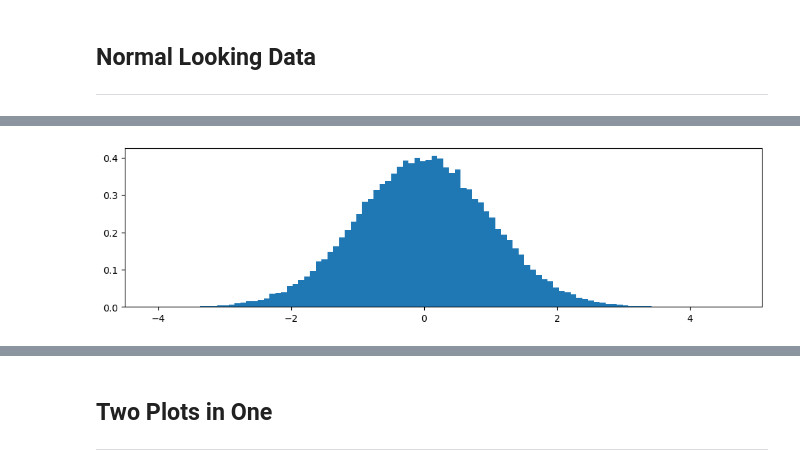
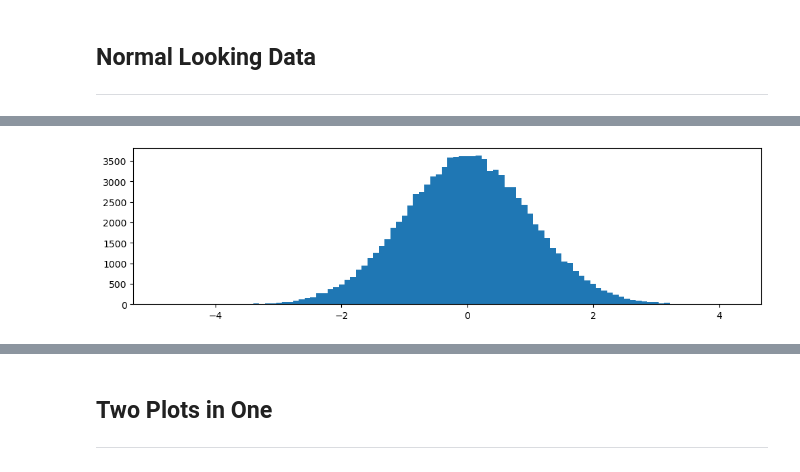
Before and after one commit to nurbujang/myworkw23, a Jupyter notebook: random.ipynb, the cells around one changed output, grey strips where cells are left out. Drawn from its saved outputs; the diff is of its cells as text; code cells hidden in the pictures.

Commit message:
normal hist

```diff
--- a/random.ipynb
+++ b/random.ipynb
@@ -351,8 +370,8 @@ rand_normal = rng.standard_normal(100000)
 # %%
 # Create an empty plot.
 fig, ax = plt.subplots(figsize=(12, 3))
 
 # Plot a histogram.
-ax.hist(rand_normal, bins=100, density=True);
+ax.hist(rand_normal, bins=100); # Default density is false
 # %% [output]
-[figure, old version]
+[figure, new version]
```
Also changed, not shown: parts of 4 cells of this notebook.
